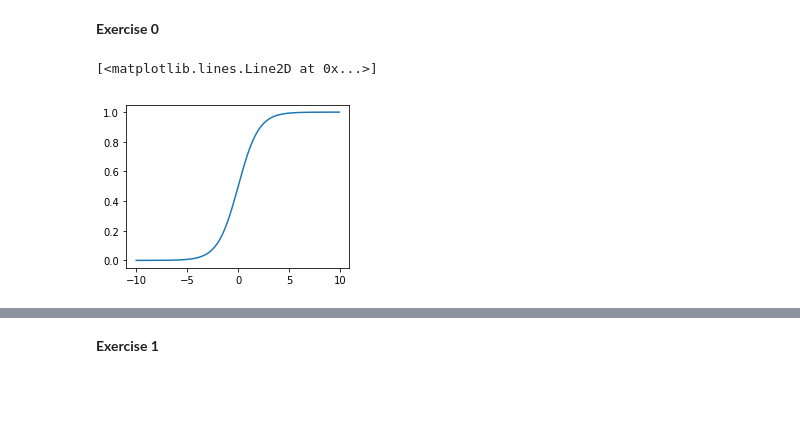
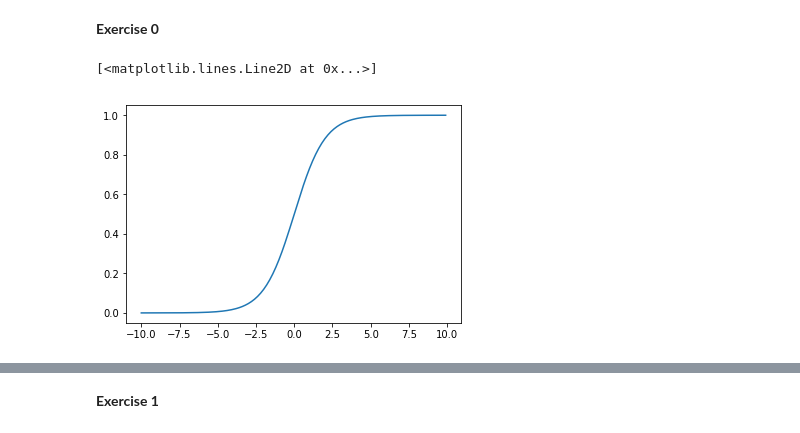
Before and after one commit to UCIDataScienceInitiative/LearningWithPython, a Jupyter notebook: perceptron.ipynb, the cells around one changed output, grey strips where cells are left out. Cells and saved outputs as stored; diff of their text form; code cells hidden in the pictures; blank space fills up the shorter version.

```diff
--- a/perceptron.ipynb
+++ b/perceptron.ipynb
@@ -14,15 +14,15 @@ def sigmoid_activation(x):
     Args
         x: (float) input
     """
-    return(0) # TODO!
+    return(np.exp(x) / (1 + np.exp(x))) # TODO!
 # %%
-fig = plt.figure(figsize=(4, 3))
+fig = plt.figure(figsize=(6, 4))
 line = np.asarray(range(-100, 100)) / 10.0
 activation = sigmoid_activation(line)
 plt.plot(line, activation)
 # %% [output]
 [<matplotlib.lines.Line2D at 0x...>]
-[figure, old version]
+[figure, new version]
 # %%
 def neuron(input_vector, weight_vector, bias):
     """
```
Also changed, not shown: parts of 4 cells of this notebook, 2 other files.
